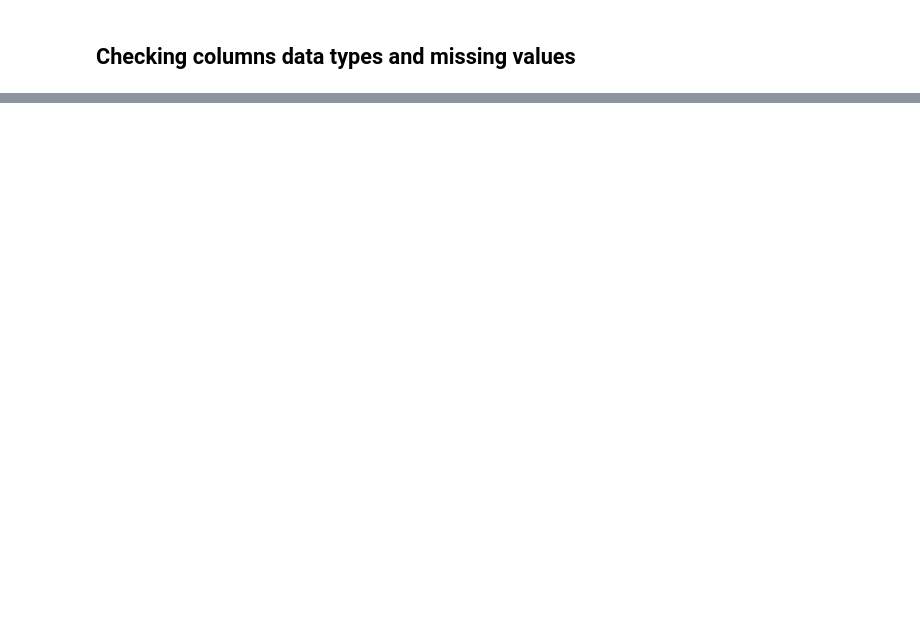
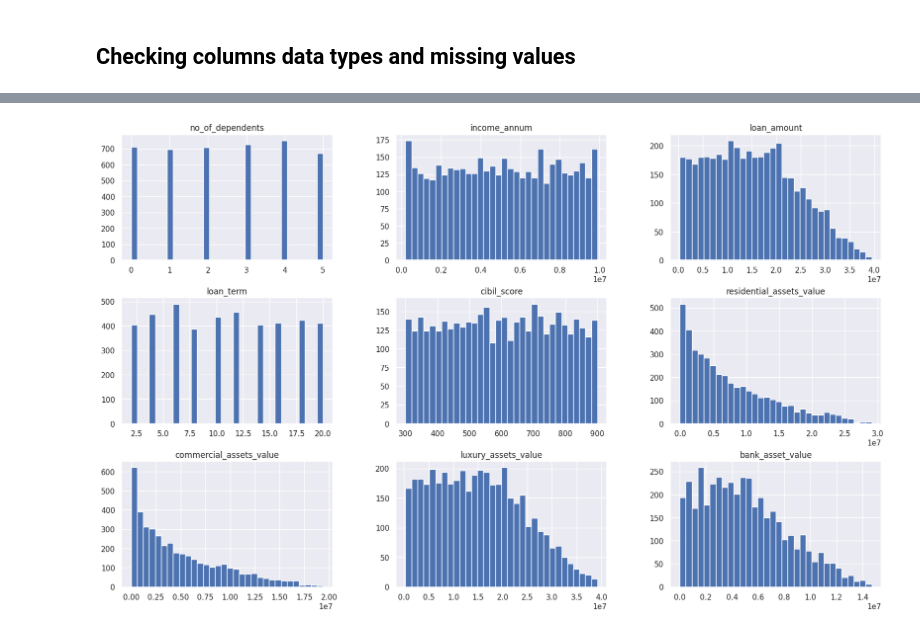
Before and after one commit to conga00/loan_approval, a Jupyter notebook: Notebooks/1.0 Preprocessing.ipynb, the cells around one changed output, grey strips where cells are left out. Cells and saved outputs as stored; diff of their text form; code cells hidden in the pictures; blank space fills up the shorter version.

```diff
--- a/Notebooks/1.0 Preprocessing.ipynb
+++ b/Notebooks/1.0 Preprocessing.ipynb
@@ -141,3 +145,5 @@ array(['loan_id', 'no_of_dependents', 'education', 'self_employed',
+# %%
+raw_data = raw_data.drop(['loan_id'],axis= 1)
 # %% [markdown]
 ## Checking columns data types and missing values
 # %%
@@ -165,0 +175,16 @@ memory usage: 433.7+ KB
+# %%
+num_data = raw_data.select_dtypes(exclude='object')
+def missing_ratio(df):
+    return (df.isna().mean()).round(3)
+
+def median(df):
+    return (df.quantile(0.5)).round(3)
+
+def lower_quartile(df):
+    return (df.quantile(0.25)).round(3)
+
+def upper_quartile(df):
+    return (df.quantile(0.75)).round(3)
+
+num_data_info = num_data.agg([missing_ratio, "min", lower_quartile, median, upper_quartile, "max"])
+num_data_info
@@ -165,0 +199,6 @@ memory usage: 433.7+ KB
+# %%
+sns.set()
+num_data.hist(figsize=(20,12),bins =32)
+plt.show()
+# %% [output]
+[figure, added]
```
Also changed, not shown: parts of 9 cells of this notebook.
